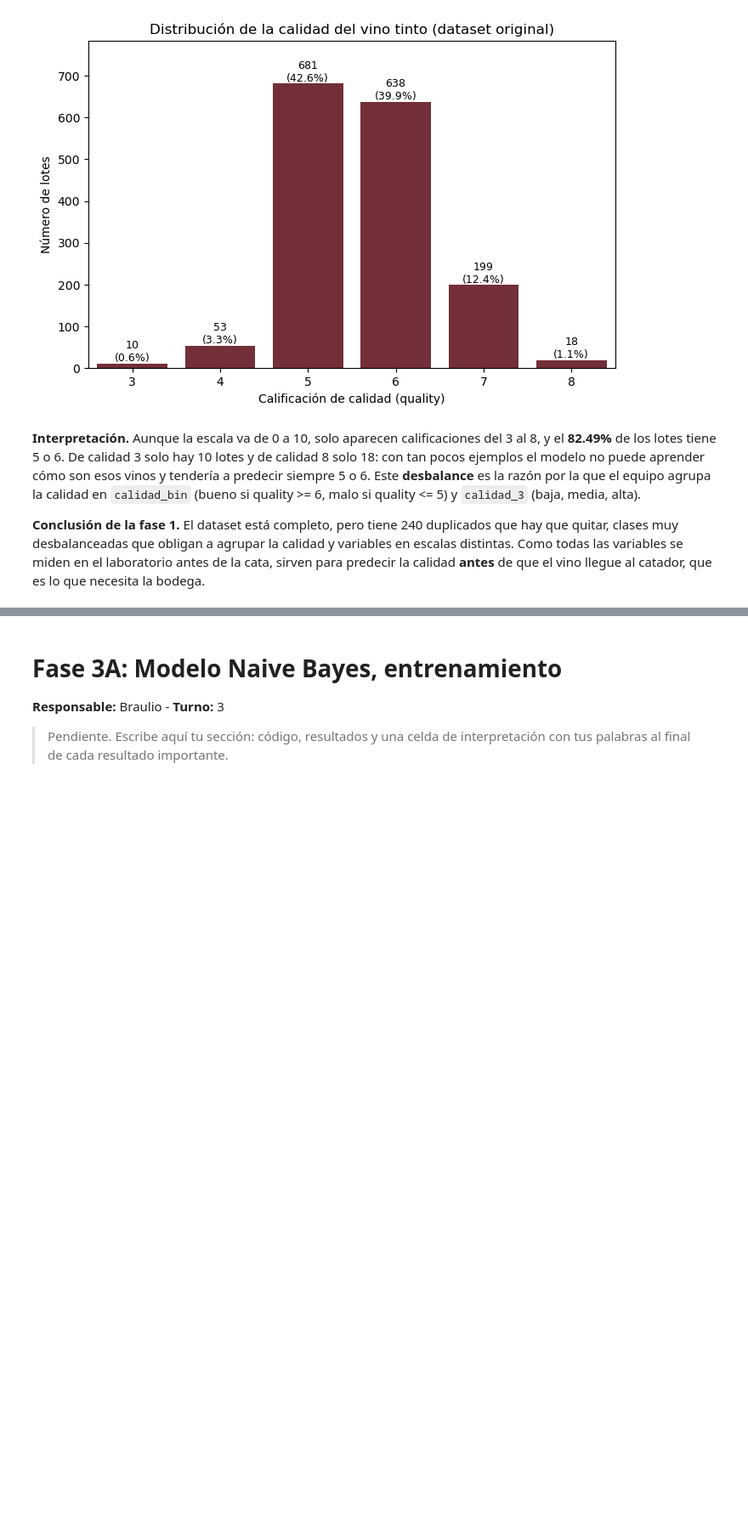
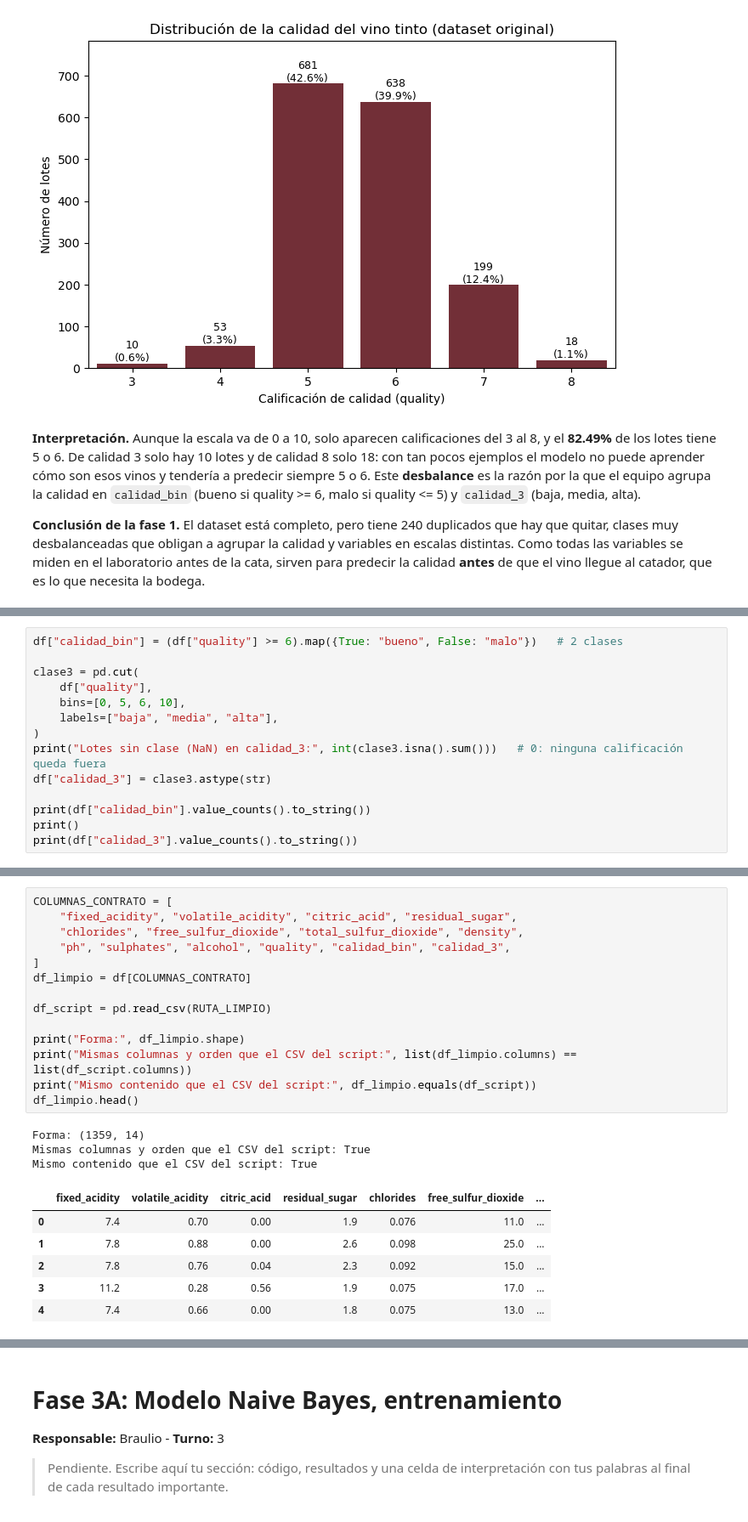
Before and after one commit to XimenaBecOliv07/Naive-Bayes, a Jupyter notebook: notebooks/NaiveBayes.ipynb, the cells around one changed output, grey strips where cells are left out. Shown at 85% size. Saved outputs shown, nothing was run; the diff lists cells and outputs as text; blank space fills up the shorter version.

```diff
--- a/notebooks/NaiveBayes.ipynb
+++ b/notebooks/NaiveBayes.ipynb
@@ -163,0 +365,14 @@ plt.show()
+# %%
+df["calidad_bin"] = (df["quality"] >= 6).map({True: "bueno", False: "malo"})   # 2 clases
+
+clase3 = pd.cut(
+    df["quality"],
+    bins=[0, 5, 6, 10],
+    labels=["baja", "media", "alta"],
+)
+print("Lotes sin clase (NaN) en calidad_3:", int(clase3.isna().sum()))   # 0: ninguna calificación queda fuera
+df["calidad_3"] = clase3.astype(str)
+
+print(df["calidad_bin"].value_counts().to_string())
+print()
+print(df["calidad_3"].value_counts().to_string())
@@ -163,0 +416,24 @@ plt.show()
+# %%
+COLUMNAS_CONTRATO = [
+    "fixed_acidity", "volatile_acidity", "citric_acid", "residual_sugar",
+    "chlorides", "free_sulfur_dioxide", "total_sulfur_dioxide", "density",
+    "ph", "sulphates", "alcohol", "quality", "calidad_bin", "calidad_3",
+]
+df_limpio = df[COLUMNAS_CONTRATO]
+
+df_script = pd.read_csv(RUTA_LIMPIO)
+
+print("Forma:", df_limpio.shape)
+print("Mismas columnas y orden que el CSV del script:", list(df_limpio.columns) == list(df_script.columns))
+print("Mismo contenido que el CSV del script:", df_limpio.equals(df_script))
+df_limpio.head()
+# %% [output]
+Forma: (1359, 14)
+Mismas columnas y orden que el CSV del script: True
+Mismo contenido que el CSV del script: True
+|  | fixed_acidity | volatile_acidity | citric_acid | residual_sugar | chlorides | free_sulfur_dioxide | ... |
+| 0 | 7.4 | 0.70 | 0.00 | 1.9 | 0.076 | 11.0 | ... |
+| 1 | 7.8 | 0.88 | 0.00 | 2.6 | 0.098 | 25.0 | ... |
+| 2 | 7.8 | 0.76 | 0.04 | 2.3 | 0.092 | 15.0 | ... |
+| 3 | 11.2 | 0.28 | 0.56 | 1.9 | 0.075 | 17.0 | ... |
+| 4 | 7.4 | 0.66 | 0.00 | 1.8 | 0.075 | 13.0 | ... |
```
Also changed, not shown: parts of 25 cells of this notebook.
